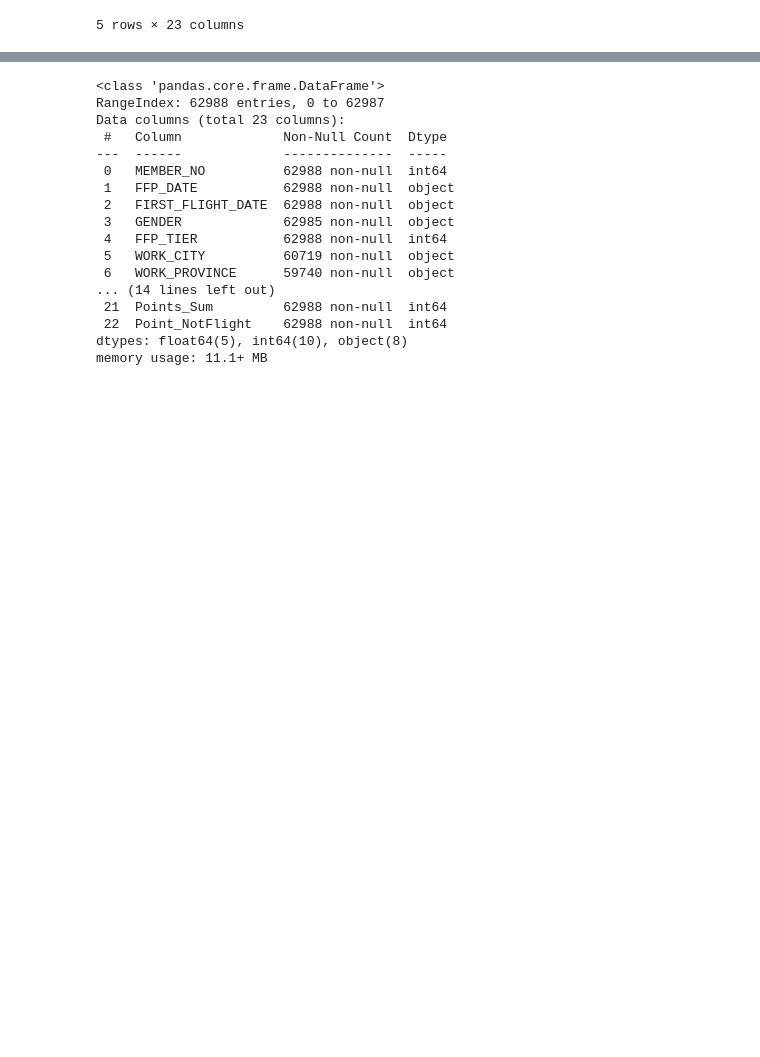
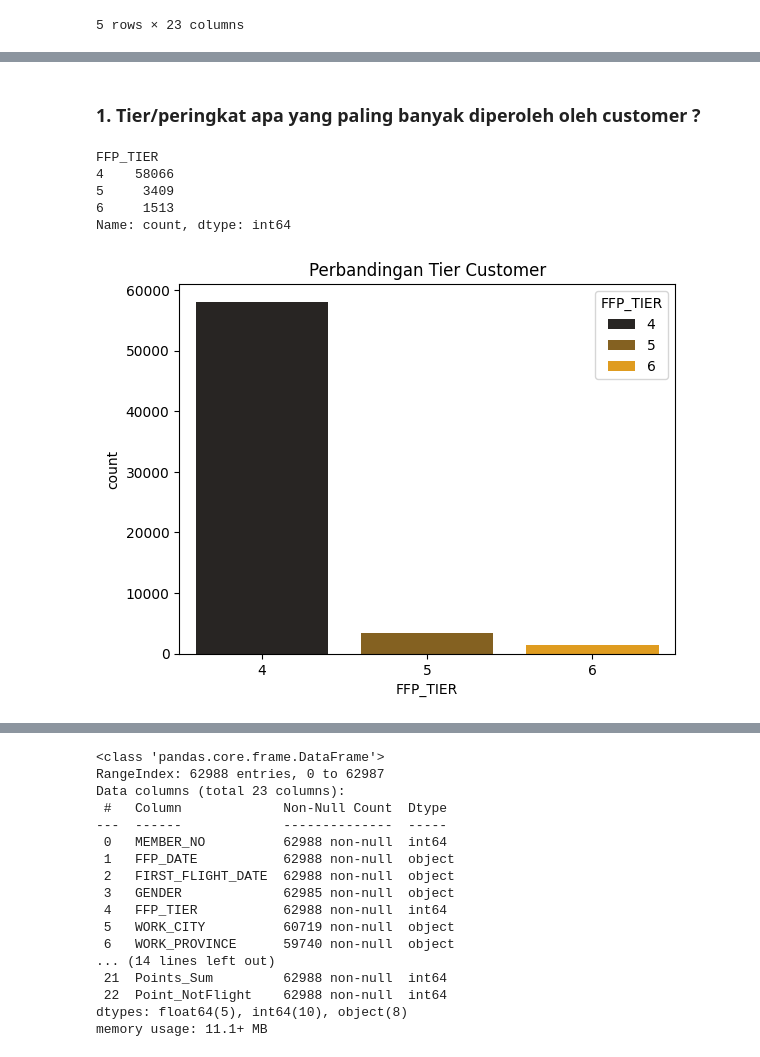
Before and after one commit to agirahmawandi/hw_unsupervised_learning, a Jupyter notebook: Agi_rahmawandi_batch57_Unsupervised_Learning.ipynb, the cells around one changed output, grey strips where cells are left out. Saved outputs shown, nothing was run; the diff lists cells and outputs as text; code cells hidden in the pictures; blank space fills up the shorter version.

```diff
--- a/Agi_rahmawandi_batch57_Unsupervised_Learning.ipynb
+++ b/Agi_rahmawandi_batch57_Unsupervised_Learning.ipynb
@@ -27,0 +49,14 @@ df.head()
+# %% [markdown]
+### 1. Tier/peringkat apa yang paling banyak diperoleh oleh customer ?
+# %%
+sns.countplot(data=df, x='FFP_TIER', hue='FFP_TIER', palette='dark:orange')
+plt.title('Perbandingan Tier Customer')
+plt.tight_layout()
+df['FFP_TIER'].value_counts()
+# %% [output]
+FFP_TIER
+4    58066
+5     3409
+6     1513
+Name: count, dtype: int64
+[figure, added]
```
Also changed, not shown: parts of 11 cells of this notebook.
